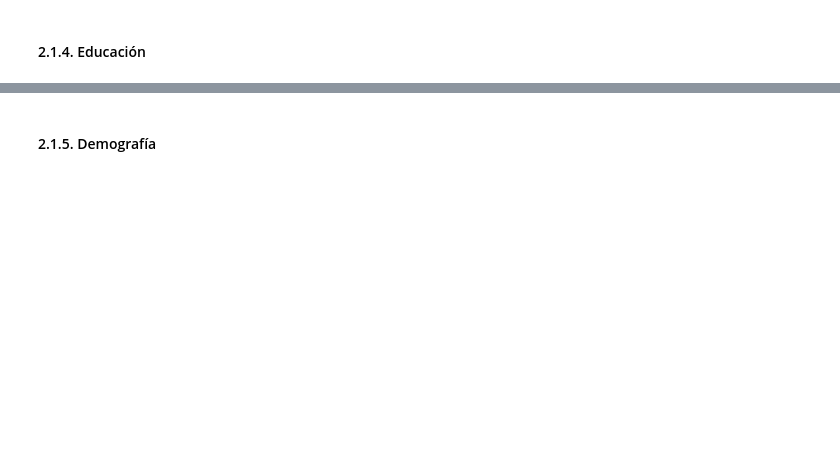
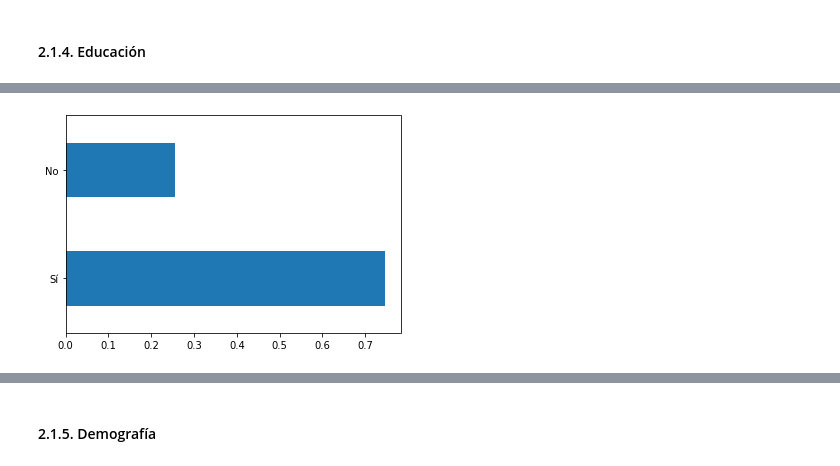
Before and after one commit to SebastianESaavedra/openqube-sueldos, a Jupyter notebook: pipeline/data-analysis.ipynb, the cells around one changed output, grey strips where cells are left out. Drawn from its saved outputs; the diff is of its cells as text; code cells hidden in the pictures; blank space fills up the shorter version.

Commit message:
Updating profile info graphs

```diff
--- a/pipeline/data-analysis.ipynb
+++ b/pipeline/data-analysis.ipynb
@@ -472,12 +474,12 @@ display(df_outliers[salary_debug_columns])
 # %%
 minimum_salary = dataset_metadata["minimum_salary"]
 df_outliers_lower_limit = df_inliers.query(
-    "salario_mensual_bruto_en_tu_moneda_local < @minimum_salary/2.0"
+    "salario_mensual_o_retiro_bruto_en_tu_moneda_local < @minimum_salary/2.0"
 )
 display(len(df_outliers_lower_limit))
 display(df_outliers_lower_limit[salary_debug_columns])
 df_inliers_lower_limit = df_inliers.query(
-    "salario_mensual_bruto_en_tu_moneda_local >= @minimum_salary/2.0"
+    "salario_mensual_o_retiro_bruto_en_tu_moneda_local >= @minimum_salary/2.0"
 )
 
 dataframe = df_inliers_lower_limit
@@ -700,9 +790,20 @@ charts["universities_stacked_percent"] = to_rechart(df, 40)
 # %%
-mask = dataframe["realizaste_cursos_de_especializacion"].str.contains("Sí")
-dataframe.loc[mask, "hizo_curso"] = "Sí"
-dataframe.loc[~mask, "hizo_curso"] = "No"
+dc = pd.DataFrame(
+    {
+        "realizaste_cursos_de_especializacion": dataframe[
+            "realizaste_cursos_de_especializacion"
+        ].dropna()
+    }
+)
+dc
 
-df = dataframe["hizo_curso"].value_counts(normalize=True, sort=True)
+mask = dc["realizaste_cursos_de_especializacion"].str.contains("Sí")
+dc.loc[mask, "hizo_curso"] = "Sí"
+dc.loc[~mask, "hizo_curso"] = "No"
+
+df = dc["hizo_curso"].value_counts(normalize=True, sort=True)
 
 df.plot(kind="barh")
 charts["specialization_percent"] = to_rechart(df)
+# %% [output]
+[figure, added]
```
Also changed, not shown: parts of 19 cells of this notebook.
